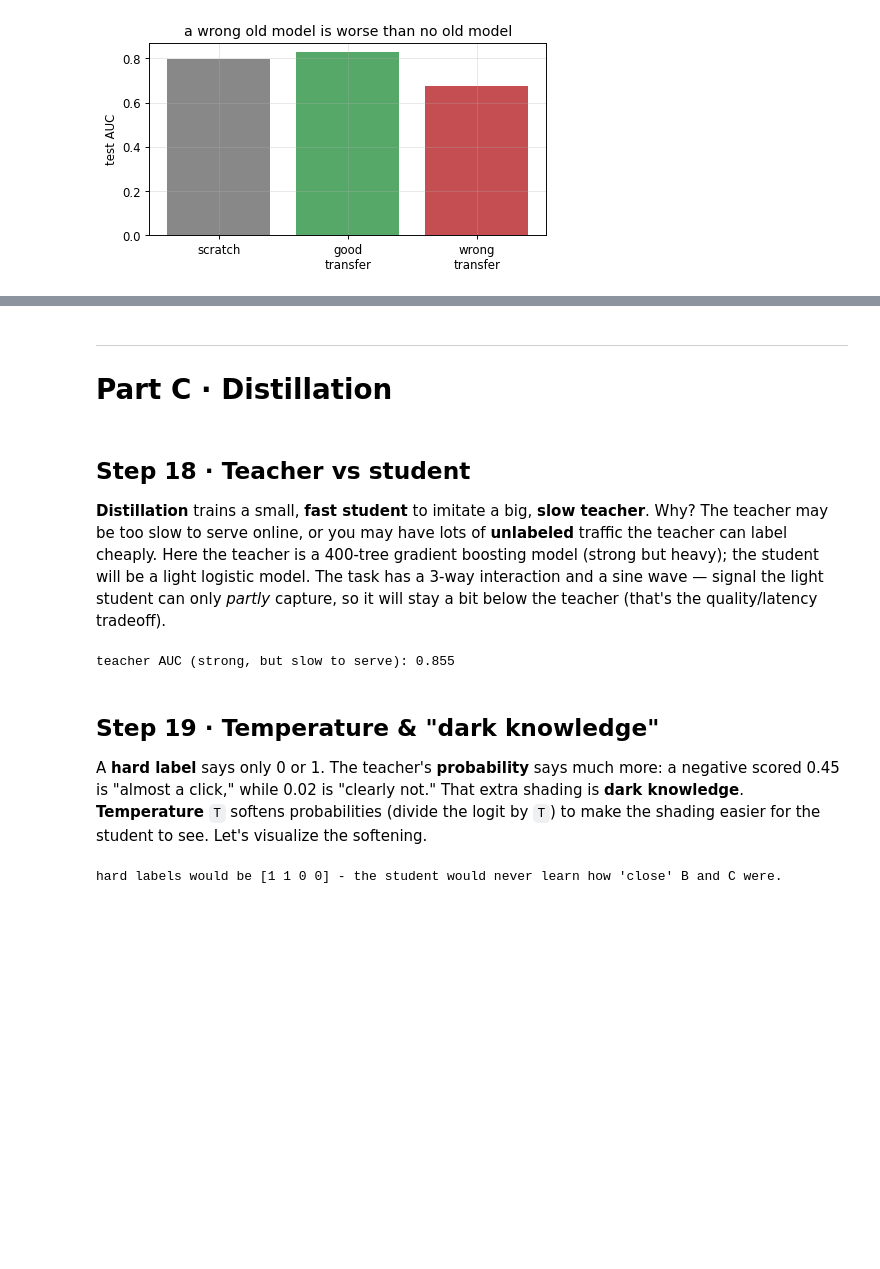
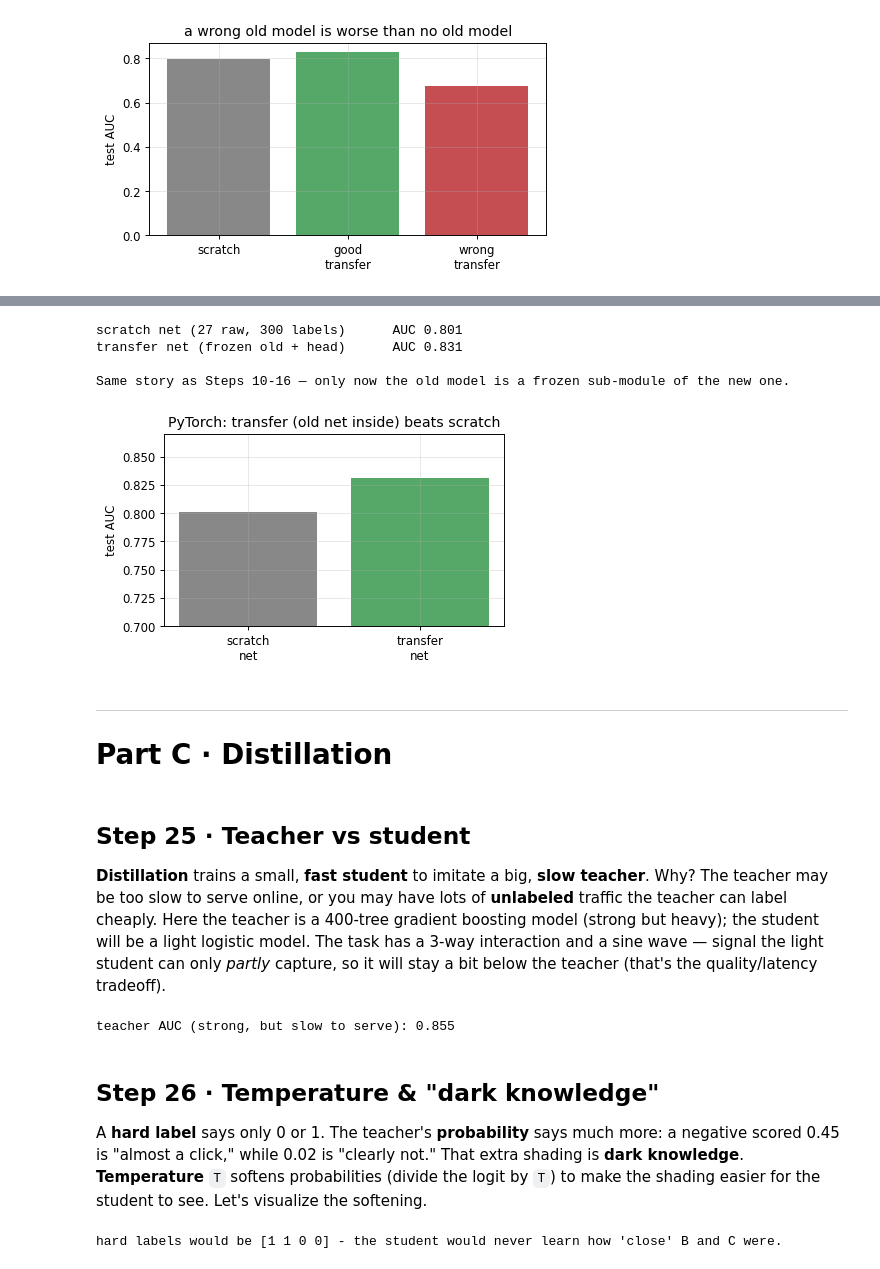
Before and after one commit to niamleeson/ml-math, a Jupyter notebook: afp/notebooks/M09-cold-start-distillation.ipynb, the cells around one changed output, grey strips where cells are left out. Cells and saved outputs as stored; diff of their text form; code cells hidden in the pictures; blank space fills up the shorter version.

```diff
--- a/afp/notebooks/M09-cold-start-distillation.ipynb
+++ b/afp/notebooks/M09-cold-start-distillation.ipynb
@@ -548,8 +746,37 @@ with 300 labels:
+# %%
+class ScratchNet(nn.Module):
+    def __init__(self):
+        super().__init__(); self.lin = nn.Linear(D_SHARED + 2, 1)   # all 27 raw features
+    def forward(self, x): return self.lin(x)
+
+Xall_tr = torch.cat([Xsh_tr_t, Xnew_tr_t], dim=1)
+Xall_te = torch.cat([Xsh_te_t, Xnew_te_t], dim=1)
+scratch_net = ScratchNet()
+opt = torch.optim.Adam(scratch_net.parameters(), lr=0.05)
+for epoch in range(400):
+    opt.zero_grad(); loss = loss_fn(scratch_net(Xall_tr), y_tr_t); loss.backward(); opt.step()
+
+with torch.no_grad():
+    auc_scratch_t  = roc_auc_score(y_te_t.numpy(), torch.sigmoid(scratch_net(Xall_te)).numpy())
+    auc_transfer_t = roc_auc_score(y_te_t.numpy(), torch.sigmoid(model(Xsh_te_t, Xnew_te_t)).numpy())
+print(f"scratch net (27 raw, 300 labels)      AUC {auc_scratch_t:.3f}")
+print(f"transfer net (frozen old + head)      AUC {auc_transfer_t:.3f}")
+plt.figure(figsize=(5, 3.2))
+plt.bar(["scratch\nnet", "transfer\nnet"], [auc_scratch_t, auc_transfer_t], color=[GRAY, GREEN])
+plt.ylabel("test AUC"); plt.ylim(0.7, 0.87)
+plt.title("PyTorch: transfer (old net inside) beats scratch"); plt.show()
+print("\nSame story as Steps 10-16 — only now the old model is a frozen sub-module of the new one.")
+# %% [output]
+scratch net (27 raw, 300 labels)      AUC 0.801
+transfer net (frozen old + head)      AUC 0.831
+
+Same story as Steps 10-16 — only now the old model is a frozen sub-module of the new one.
+[figure, added]
 # %% [markdown]
 ---
 # Part C · Distillation
 # %% [markdown]
-## Step 18 · Teacher vs student
+## Step 25 · Teacher vs student
 
 **Distillation** trains a small, **fast student** to imitate a big, **slow teacher**. Why?
 The teacher may be too slow to serve online, or you may have lots of **unlabeled** traffic
@@ -573,7 +800,7 @@ print("teacher AUC (strong, but slow to serve):", round(auc_teacher, 3))
 # %% [output]
 teacher AUC (strong, but slow to serve): 0.855
 # %% [markdown]
-## Step 19 · Temperature & "dark knowledge"
+## Step 26 · Temperature & "dark knowledge"
 
 A **hard label** says only 0 or 1. The teacher's **probability** says much more: a negative
 scored 0.45 is "almost a click," while 0.02 is "clearly not." That extra shading is **dark
```
Also changed, not shown: parts of 18 cells of this notebook, 1 other file.
